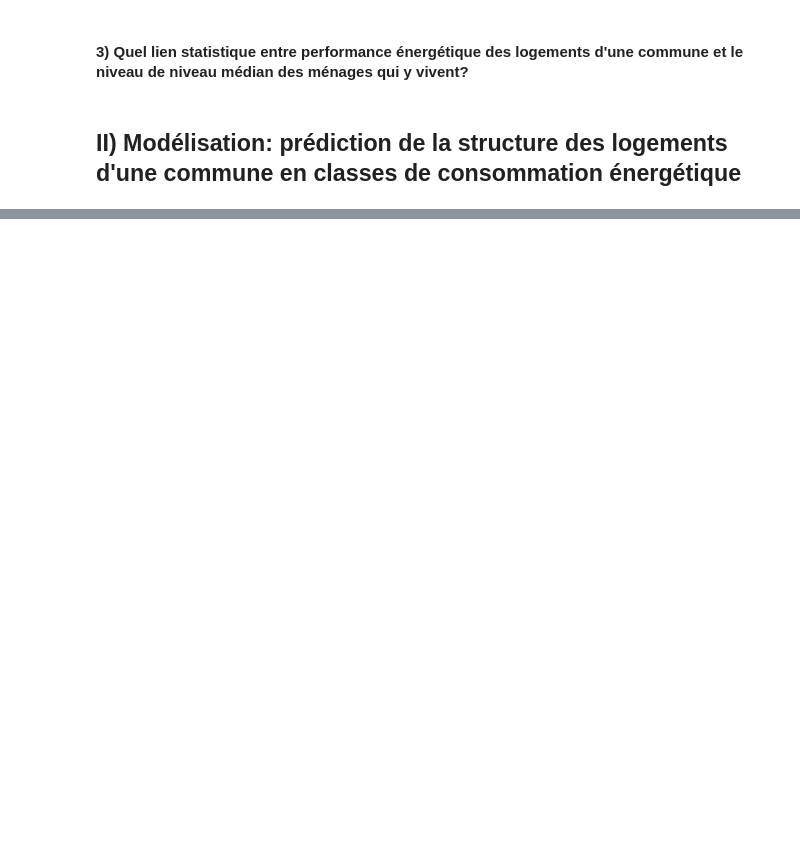
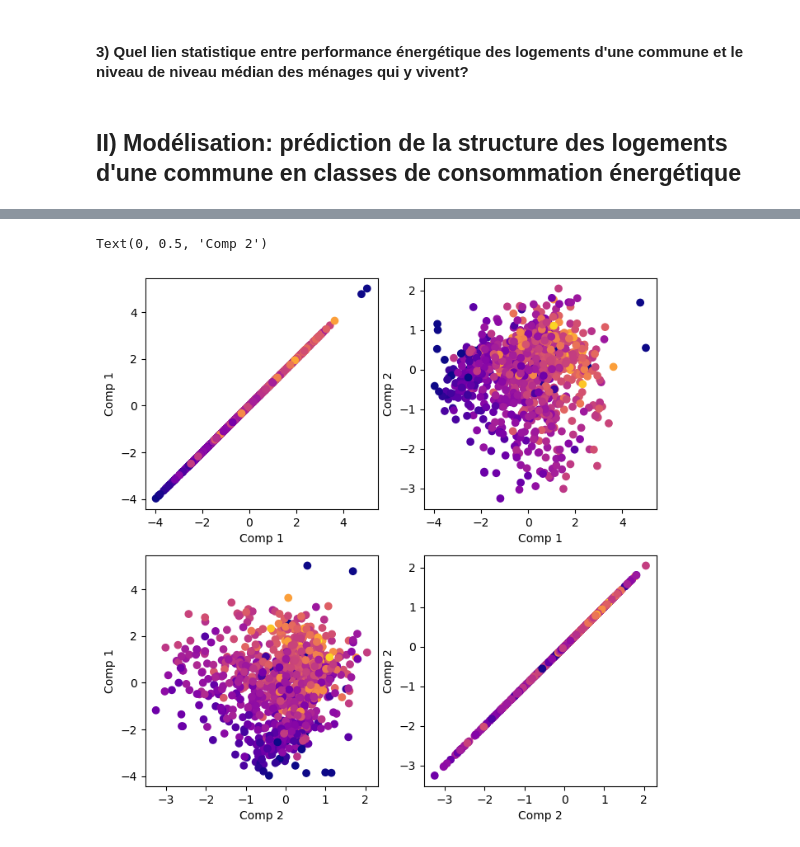
Before and after one commit to gabriel92320/data_science_project, a Jupyter notebook: Analyse_lien_DPE_niveau_vie.ipynb, the cells around one changed output, grey strips where cells are left out. Drawn from its saved outputs; the diff is of its cells as text; code cells hidden in the pictures; blank space fills up the shorter version.

```diff
--- a/Analyse_lien_DPE_niveau_vie.ipynb
+++ b/Analyse_lien_DPE_niveau_vie.ipynb
@@ -167,0 +314,23 @@ x["proportion_energivores"]=x.sum(axis=1)
+# %%
+fig=plt.figure(figsize=(8,8))
+plt.subplot(2,2,1)
+plt.scatter(result["PCA0"],result["PCA0"], c=result['energivore'] , cmap = 'plasma')
+plt.xlabel('Comp 1')
+plt.ylabel('Comp 1')
+
+plt.subplot(2,2,2)
+plt.scatter(result["PCA0"],result["PCA1"], c=result['energivore'] , cmap = 'plasma')
+plt.xlabel('Comp 1')
+plt.ylabel('Comp 2')
+plt.subplot(2,2,3)
+plt.scatter(result["PCA1"],result["PCA0"], c=result['energivore'] , cmap = 'plasma')
+plt.xlabel('Comp 2')
+plt.ylabel('Comp 1')
+
+plt.subplot(2,2,4)
+plt.scatter(result["PCA1"],result["PCA1"], c=result['energivore'] , cmap = 'plasma')
+plt.xlabel('Comp 2')
+plt.ylabel('Comp 2')
+# %% [output]
+Text(0, 0.5, 'Comp 2')
+[figure, added]
```
Also changed, not shown: parts of 23 cells of this notebook.
